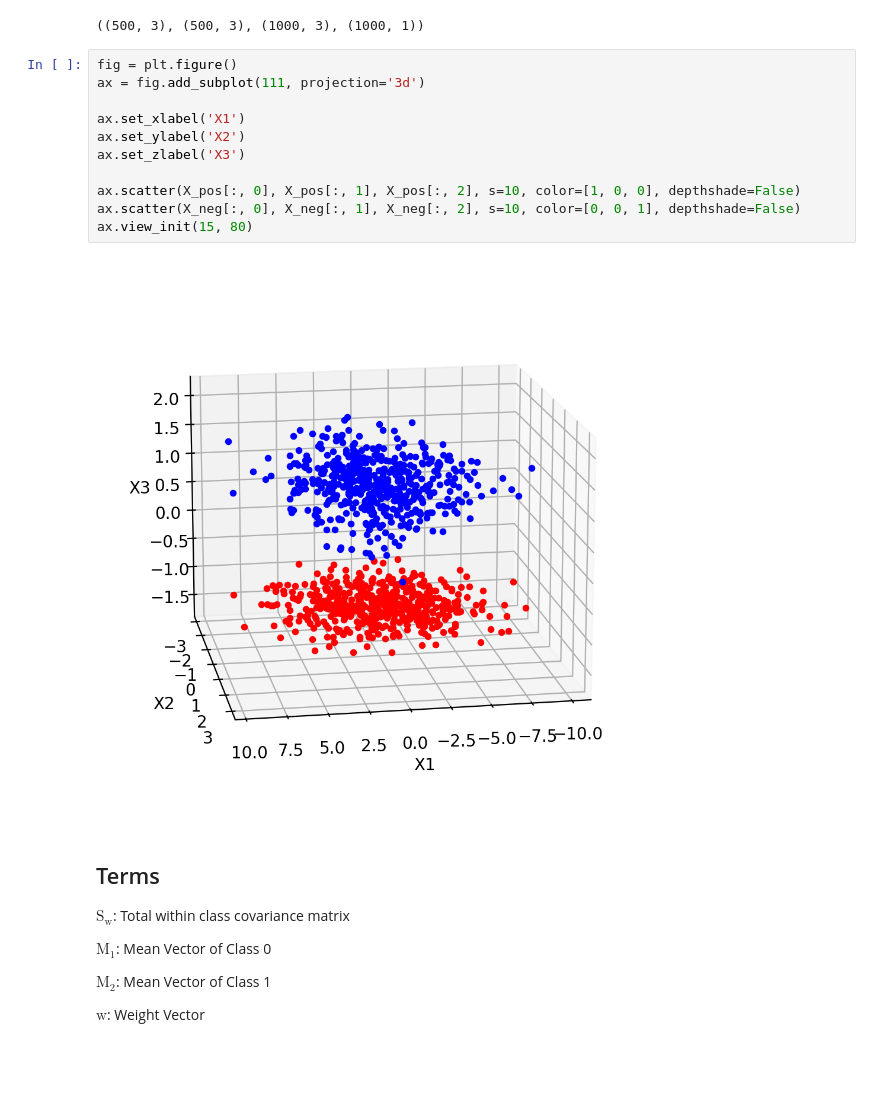
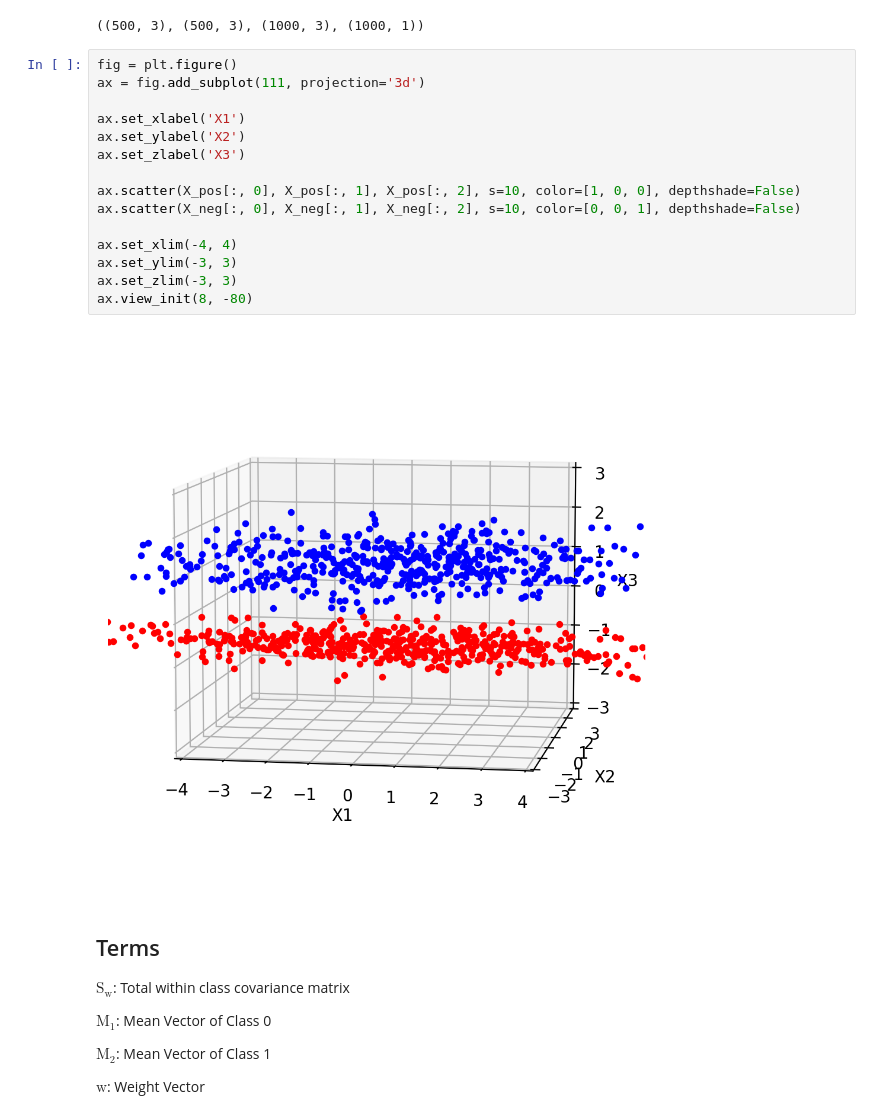
Before and after one commit to CyberKnight1803/ML_Assignment, a Jupyter notebook: fisher/Fisher's Linear Discriminant.ipynb, the cells around one changed output. Drawn from its saved outputs; the diff is of its cells as text; blank space fills up the shorter version.

```diff
--- a/fisher/Fisher's Linear Discriminant.ipynb
+++ b/fisher/Fisher's Linear Discriminant.ipynb
@@ -56,16 +56,20 @@ X_p.shape, X_n.shape, _X.shape, _y.shape
 # %%
 fig = plt.figure()
 ax = fig.add_subplot(111, projection='3d')
 
 ax.set_xlabel('X1')
 ax.set_ylabel('X2')
 ax.set_zlabel('X3')
 
 ax.scatter(X_pos[:, 0], X_pos[:, 1], X_pos[:, 2], s=10, color=[1, 0, 0], depthshade=False)
 ax.scatter(X_neg[:, 0], X_neg[:, 1], X_neg[:, 2], s=10, color=[0, 0, 1], depthshade=False)
-ax.view_init(15, 80)
+
+ax.set_xlim(-4, 4)
+ax.set_ylim(-3, 3)
+ax.set_zlim(-3, 3)
+ax.view_init(8, -80)
 # %% [output]
-[figure, old version]
+[figure, new version]
 # %% [markdown]
 ## Terms
 
```
Also changed, not shown: parts of 1 cell of this notebook.
